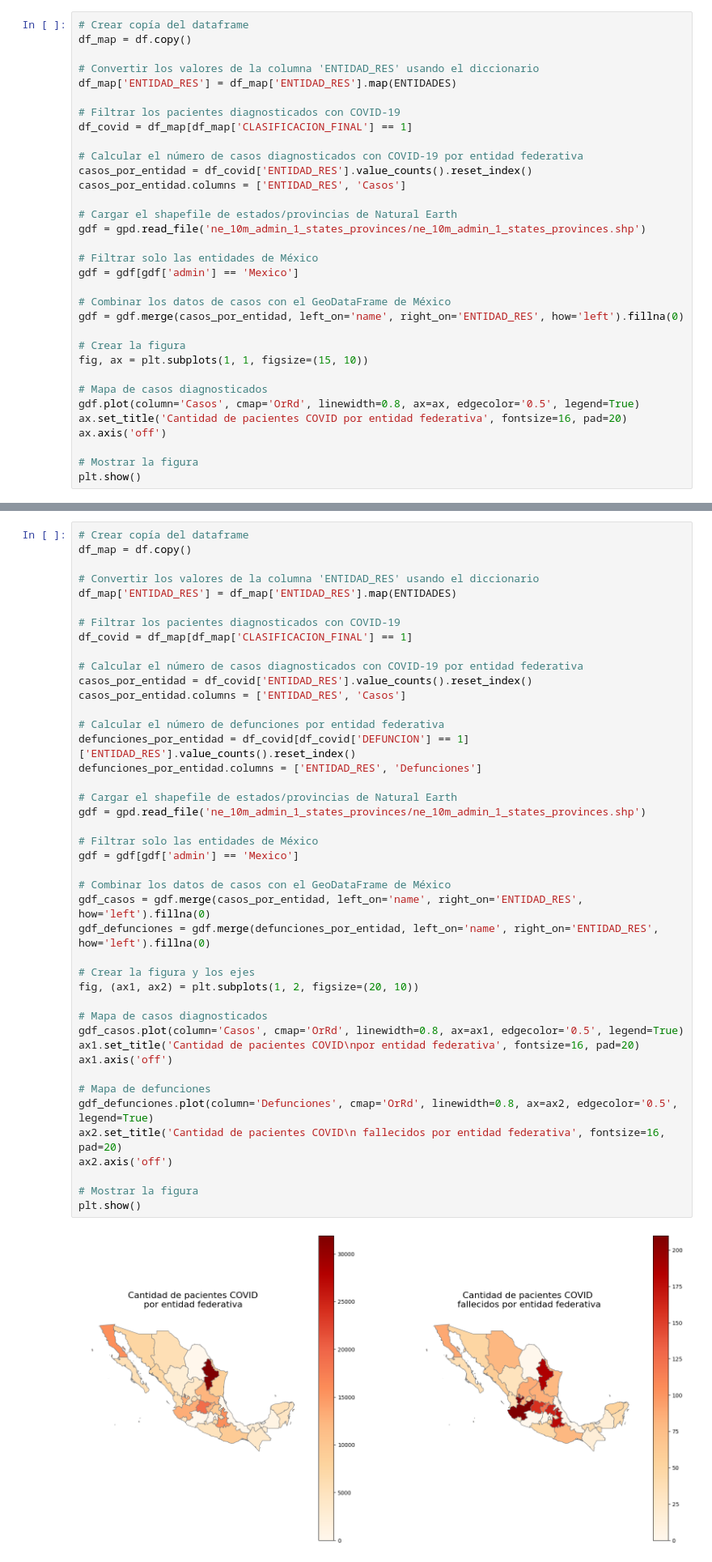
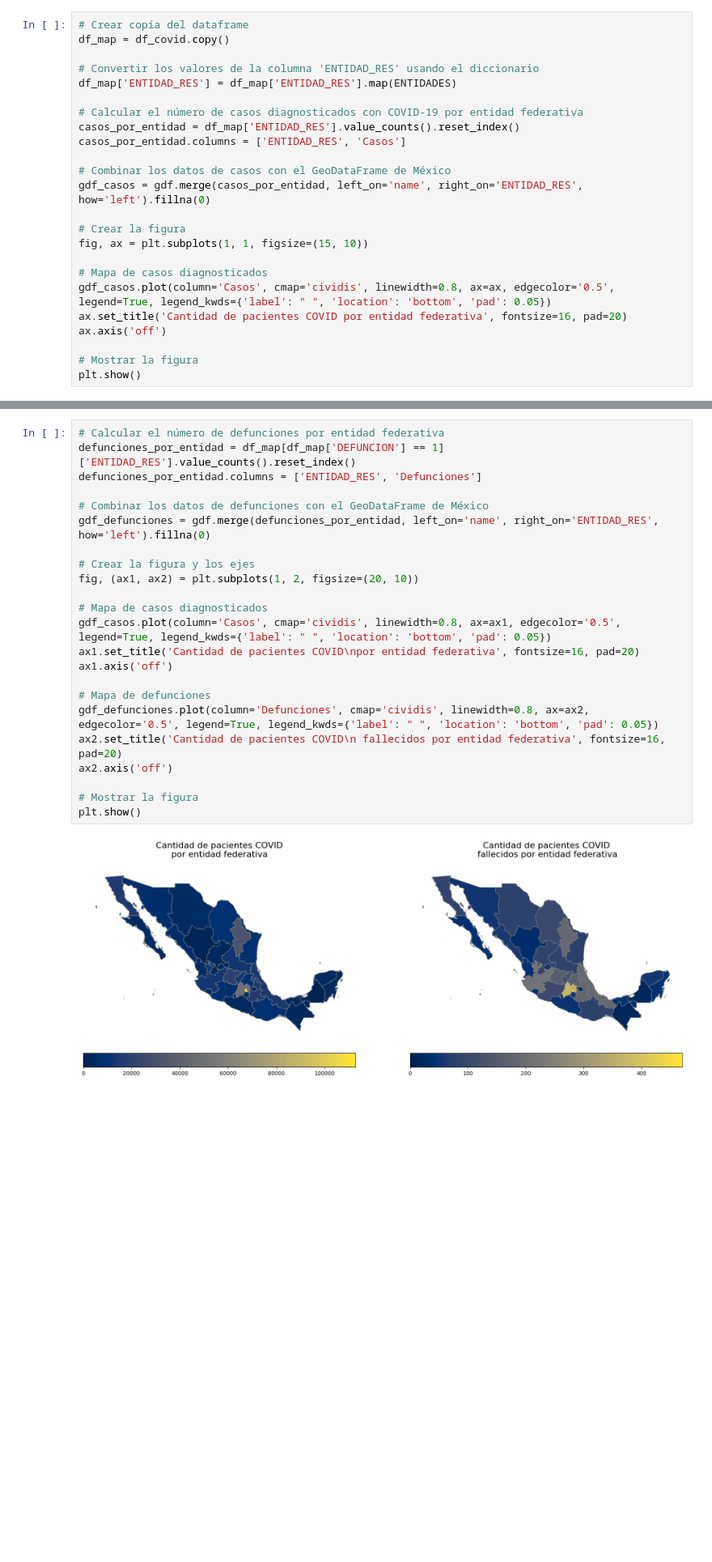
Before and after one commit to VesnaPivac/ML_COVID19-Mexico, a Jupyter notebook: src/visualization/eda.ipynb, the cells around one changed output, grey strips where cells are left out. Shown at 81% size. Cells and saved outputs as stored; diff of their text form; blank space fills up the shorter version.

```diff
--- a/src/visualization/eda.ipynb
+++ b/src/visualization/eda.ipynb
@@ -65,31 +86,22 @@ ENTIDADES = {
 # %%
 # Crear copía del dataframe
-df_map = df.copy()
+df_map = df_covid.copy()
 
 # Convertir los valores de la columna 'ENTIDAD_RES' usando el diccionario
 df_map['ENTIDAD_RES'] = df_map['ENTIDAD_RES'].map(ENTIDADES)
 
-# Filtrar los pacientes diagnosticados con COVID-19
-df_covid = df_map[df_map['CLASIFICACION_FINAL'] == 1]
-
 # Calcular el número de casos diagnosticados con COVID-19 por entidad federativa
-casos_por_entidad = df_covid['ENTIDAD_RES'].value_counts().reset_index()
+casos_por_entidad = df_map['ENTIDAD_RES'].value_counts().reset_index()
 casos_por_entidad.columns = ['ENTIDAD_RES', 'Casos']
 
-# Cargar el shapefile de estados/provincias de Natural Earth
-gdf = gpd.read_file('ne_10m_admin_1_states_provinces/ne_10m_admin_1_states_provinces.shp')
-
-# Filtrar solo las entidades de México
-gdf = gdf[gdf['admin'] == 'Mexico']
-
 # Combinar los datos de casos con el GeoDataFrame de México
-gdf = gdf.merge(casos_por_entidad, left_on='name', right_on='ENTIDAD_RES', how='left').fillna(0)
+gdf_casos = gdf.merge(casos_por_entidad, left_on='name', right_on='ENTIDAD_RES', how='left').fillna(0)
 
 # Crear la figura
 fig, ax = plt.subplots(1, 1, figsize=(15, 10))
 
 # Mapa de casos diagnosticados
-gdf.plot(column='Casos', cmap='OrRd', linewidth=0.8, ax=ax, edgecolor='0.5', legend=True)
+gdf_casos.plot(column='Casos', cmap='cividis', linewidth=0.8, ax=ax, edgecolor='0.5', legend=True, legend_kwds={'label': " ", 'location': 'bottom', 'pad': 0.05})
 ax.set_title('Cantidad de pacientes COVID por entidad federativa', fontsize=16, pad=20)
 ax.axis('off')
 
@@ -100,47 +112,27 @@ plt.show()
 # %% [markdown]
 **¿Los estados que tienen más casos de COVID son también los que tienen más defunciones?**
 # %%
-# Crear copía del dataframe
-df_map = df.copy()
-
-# Convertir los valores de la columna 'ENTIDAD_RES' usando el diccionario
-df_map['ENTIDAD_RES'] = df_map['ENTIDAD_RES'].map(ENTIDADES)
-
-# Filtrar los pacientes diagnosticados con COVID-19
-df_covid = df_map[df_map['CLASIFICACION_FINAL'] == 1]
-
-# Calcular el número de casos diagnosticados con COVID-19 por entidad federativa
-casos_por_entidad = df_covid['ENTIDAD_RES'].value_counts().reset_index()
-casos_por_entidad.columns = ['ENTIDAD_RES', 'Casos']
-
 # Calcular el número de defunciones por entidad federativa
-defunciones_por_entidad = df_covid[df_covid['DEFUNCION'] == 1]['ENTIDAD_RES'].value_counts().reset_index()
+defunciones_por_entidad = df_map[df_map['DEFUNCION'] == 1]['ENTIDAD_RES'].value_counts().reset_index()
 defunciones_por_entidad.columns = ['ENTIDAD_RES', 'Defunciones']
 
-# Cargar el shapefile de estados/provincias de Natural Earth
-gdf = gpd.read_file('ne_10m_admin_1_states_provinces/ne_10m_admin_1_states_provinces.shp')
-
-# Filtrar solo las entidades de México
-gdf = gdf[gdf['admin'] == 'Mexico']
-
-# Combinar los datos de casos con el GeoDataFrame de México
-gdf_casos = gdf.merge(casos_por_entidad, left_on='name', right_on='ENTIDAD_RES', how='left').fillna(0)
+# Combinar los datos de defunciones con el GeoDataFrame de México
 gdf_defunciones = gdf.merge(defunciones_por_entidad, left_on='name', right_on='ENTIDAD_RES', how='left').fillna(0)
 
 # Crear la figura y los ejes
 fig, (ax1, ax2) = plt.subplots(1, 2, figsize=(20, 10))
 
 # Mapa de casos diagnosticados
-gdf_casos.plot(column='Casos', cmap='OrRd', linewidth=0.8, ax=ax1, edgecolor='0.5', legend=True)
+gdf_casos.plot(column='Casos', cmap='cividis', linewidth=0.8, ax=ax1, edgecolor='0.5', legend=True, legend_kwds={'label': " ", 'location': 'bottom', 'pad': 0.05})
 ax1.set_title('Cantidad de pacientes COVID\npor entidad federativa', fontsize=16, pad=20)
 ax1.axis('off')
 
 # Mapa de defunciones
-gdf_defunciones.plot(column='Defunciones', cmap='OrRd', linewidth=0.8, ax=ax2, edgecolor='0.5', legend=True)
+gdf_defunciones.plot(column='Defunciones', cmap='cividis', linewidth=0.8, ax=ax2, edgecolor='0.5', legend=True, legend_kwds={'label': " ", 'location': 'bottom', 'pad': 0.05})
 ax2.set_title('Cantidad de pacientes COVID\n fallecidos por entidad federativa', fontsize=16, pad=20)
 ax2.axis('off')
 
 # Mostrar la figura
 plt.show()
 # %% [output]
-[figure, old version]
+[figure, new version]
```
Also changed, not shown: parts of 14 cells of this notebook.
